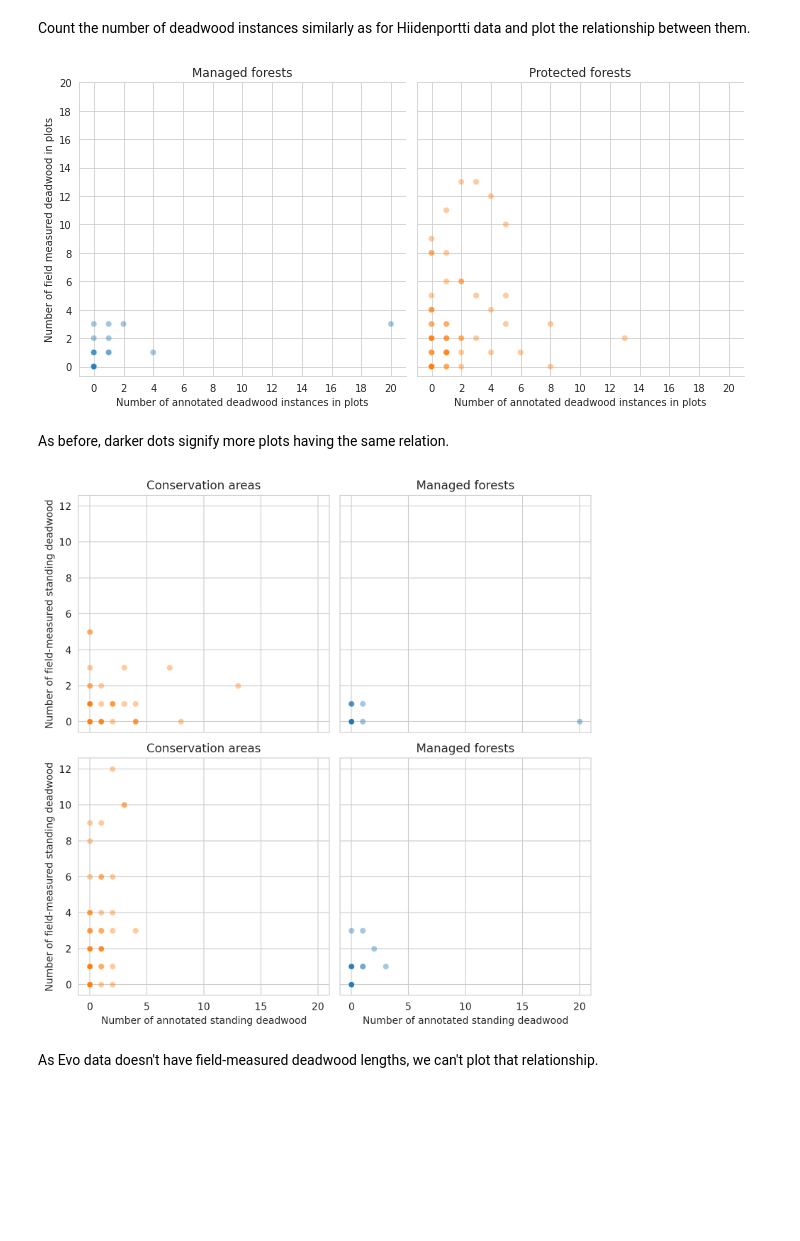
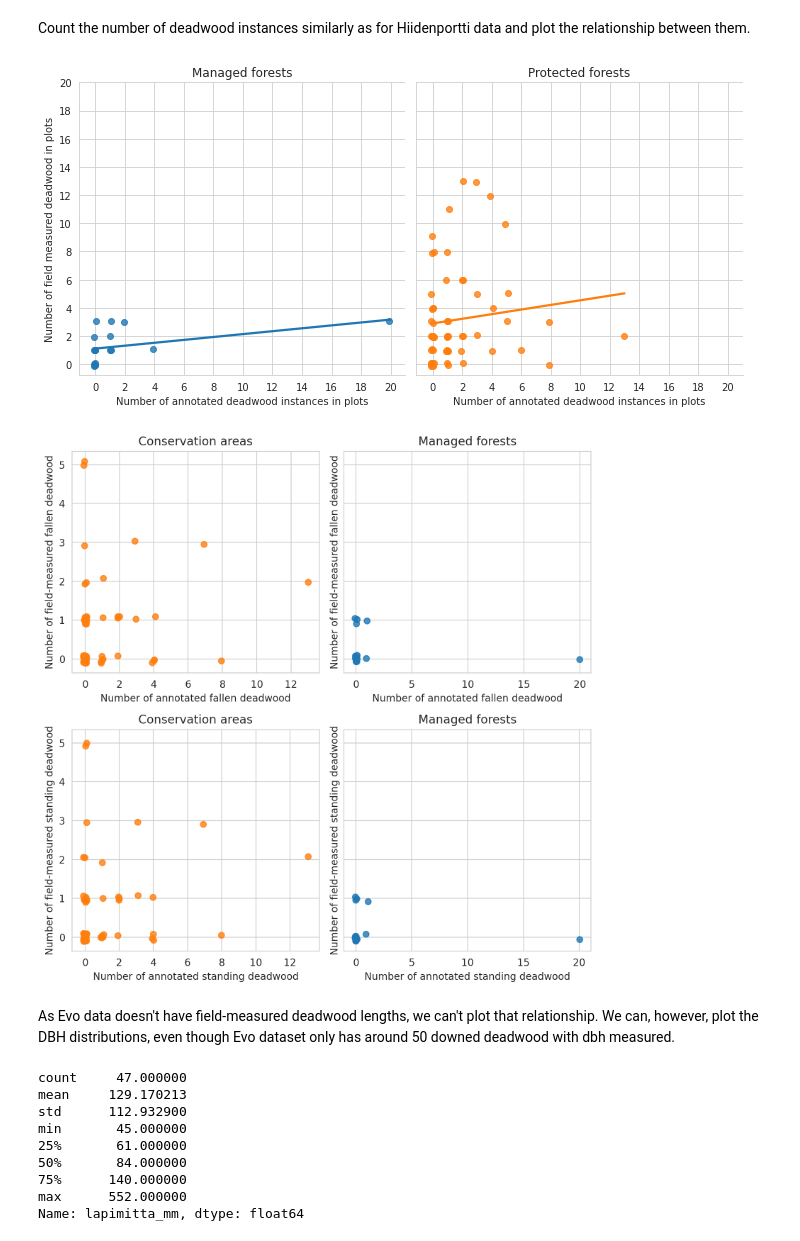
Before and after one commit to mayrajeo/maskrcnn-deadwood, a Jupyter notebook: notebooks/2_comparing_annotations_and_field_data.ipynb, the cells around one changed output. Drawn from its saved outputs; the diff is of its cells as text; code cells hidden in the pictures; blank space fills up the shorter version.

```diff
--- a/notebooks/2_comparing_annotations_and_field_data.ipynb
+++ b/notebooks/2_comparing_annotations_and_field_data.ipynb
@@ -206,8 +331,9 @@ evo_field_data = gpd.GeoDataFrame(evo_field_data, geometry=gpd.points_from_xy(ev
                                    crs='epsg:3067')
 evo_field_data['plotid'] = evo_field_data.kaid + 1000
 evo_field_data = evo_field_data[evo_field_data.puuluo.isin([3,4])]
-# %%
-evo_anns = evo_anns.overlay(evo_plots)
+# %%
+evo_anns['plot_id'] = evo_anns.apply(lambda row: match_circular_plot(row, evo_plots), axis=1)
+evo_anns = evo_anns[evo_anns.geometry.intersects(evo_plots.geometry.unary_union)].copy()
 # %%
 evo_anns['plot_id'] = evo_anns.apply(lambda row: int(row.vplot_id.split('_')[1]), axis=1)
 # %% [markdown]
@@ -219,8 +345,8 @@ evo_plots['n_dw_plot'] = np.round((evo_plots['n_dw']/10000)*np.pi*9**2).astype(i
 evo_plots['conservation'] = evo_plots.apply(lambda row: 1 if any(evo_natura.geometry.contains(row.geometry))
                                                         else 0, axis=1)
 # %%
-g = sns.relplot(data=evo_plots, x='n_dw_ann', y='n_dw_plot', col='conservation', hue='conservation', alpha=.4,
-                legend=False)
+g = sns.lmplot(data=evo_plots, x='n_dw_ann', y='n_dw_plot', col='conservation', hue='conservation',
+                legend=False, x_jitter=0.1, y_jitter=0.1, ci=None)
 g.axes[0,0].set_title('Managed forests')
 g.axes[0,1].set_title('Protected forests')
 g.set_ylabels('Number of field measured deadwood in plots')
@@ -230,9 +356,7 @@ g.axes[0,0].set_xticks(range(0,21,2))
 g.axes[0,1].set_xticks(range(0,21,2))
 plt.show()
 # %% [output]
-[figure, old version]
+[figure, new version]
-# %% [markdown]
-As before, darker dots signify more plots having the same relation.
 # %%
 evo_plots['n_dw_fall'] = evo_plots.apply(lambda row: len(evo_field_data[(evo_field_data.puuluo == 4) & (evo_field_data.plotid==row.id)]), axis=1)
 evo_plots['n_dw_standing'] = evo_plots.apply(lambda row: len(evo_field_data[(evo_field_data.puuluo == 3) & (evo_field_data.plotid==row.id)]), axis=1)
@@ -252,33 +376,36 @@ evo_plots['n_dw_fall_ann'] = evo_plots.apply(lambda row: len(evo_anns[(evo_anns.
                                                                       (evo_anns.label == 'groundwood')]),
                                              axis=1)
 # %%
-fig, ax = plt.subplots(2,2, figsize=(8,8), dpi=200, sharey=True, sharex=True)
-sns.scatterplot(data=evo_plots[(evo_plots.conservation == 1)],
-                x='n_dw_fall_ann', y='n_dw_fall_field', ax=ax[0,0],
-               alpha=0.4, color='tab:orange')
+fig, ax = plt.subplots(2,2, figsize=(8,8), dpi=200, sharey=True, sharex=False)
+sns.regplot(data=evo_plots[(evo_plots.conservation == 1)], fit_reg=False,
+            x='n_dw_fall_ann', y='n_dw_fall_field', ax=ax[0,0],
+            color='tab:orange', x_jitter=0.1, y_jitter=0.1)
 ax[0,0].set_title('Conservation areas')
 ax[0,0].set_xlabel('Number of annotated fallen deadwood')
-ax[0,0].set_ylabel('Number of field-measured standing deadwood')
-sns.scatterplot(data=evo_plots[(evo_plots.conservation == 0)],
-                x='n_dw_fall_ann', y='n_dw_fall_field', ax=ax[0,1], alpha=0.4, color='tab:blue')
+ax[0,0].set_ylabel('Number of field-measured fallen deadwood')
+sns.regplot(data=evo_plots[(evo_plots.conservation == 0)], fit_reg=False,
+            x='n_dw_fall_ann', y='n_dw_fall_field', ax=ax[0,1],
+            color='tab:blue', x_jitter=0.1, y_jitter=0.1)
 ax[0,1].set_title('Managed forests')
 ax[0,1].set_xlabel('Number of annotated fallen deadwood')
 ax[0,1].set_ylabel('Number of field-measured fallen deadwood')
 
 
-sns.scatterplot(data=evo_plots[(evo_plots.conservation == 1)],
-             x='n_dw_stand_ann', y='n_dw_stand_field', ax=ax[1,0], alpha=0.4, color='tab:orange')
+sns.regplot(data=evo_plots[(evo_plots.conservation == 1)], fit_reg=False,
+            x='n_dw_fall_ann', y='n_dw_fall_field', ax=ax[1,0],
+            color='tab:orange', x_jitter=0.1, y_jitter=0.1)
 ax[1,0].set_title('Conservation areas')
 ax[1,0].set_xlabel('Number of annotated standing deadwood')
 ax[1,0].set_ylabel('Number of field-measured standing deadwood')
 
-sns.scatterplot(data=evo_plots[(evo_plots.conservation == 0)],
-            x='n_dw_stand_ann', y='n_dw_stand_field', ax=ax[1,1],  alpha=0.4, color='tab:blue')
+sns.regplot(data=evo_plots[(evo_plots.conservation == 0)], fit_reg=False,
+            x='n_dw_fall_ann', y='n_dw_fall_field', ax=ax[1,1],
+            color='tab:blue', x_jitter=0.1, y_jitter=0.1)
 ax[1,1].set_title('Managed forests')
 ax[1,1].set_xlabel('Number of annotated standing deadwood')
 ax[1,1].set_ylabel('Number of field-measured standing deadwood')
 plt.tight_layout()
 # %% [output]
-[figure, old version]
+[figure, new version]
 # %% [markdown]
-As Evo data doesn't have field-measured deadwood lengths, we can't plot that relationship.
+As Evo data doesn't have field-measured deadwood lengths, we can't plot that relationship. We can, however, plot the DBH distributions, even though Evo dataset only has around 50 downed deadwood with dbh measured.
@@ -284,0 +414,12 @@ As Evo data doesn't have field-measured deadwood lengths, we can't plot that rel
+# %%
+evo_field_data[evo_field_data.puuluo==4].lapimitta_mm.describe()
+# %% [output]
+count     47.000000
+mean     129.170213
+std      112.932900
+min       45.000000
+25%       61.000000
+50%       84.000000
+75%      140.000000
+max      552.000000
+Name: lapimitta_mm, dtype: float64
```
Also changed, not shown: parts of 25 cells of this notebook, 1 other file.
